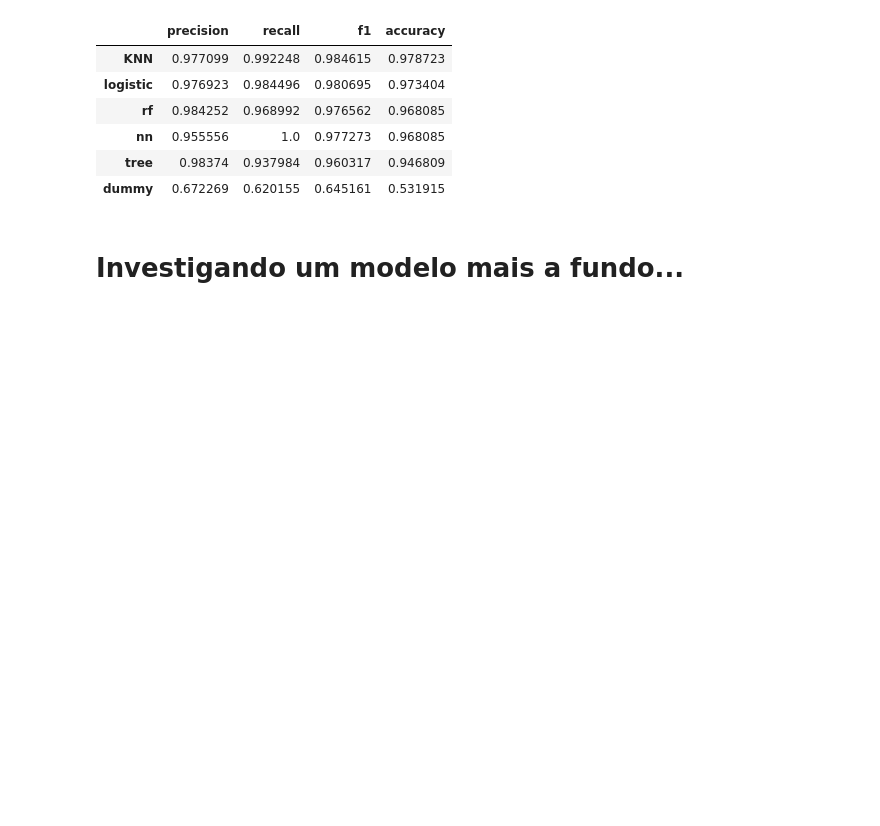
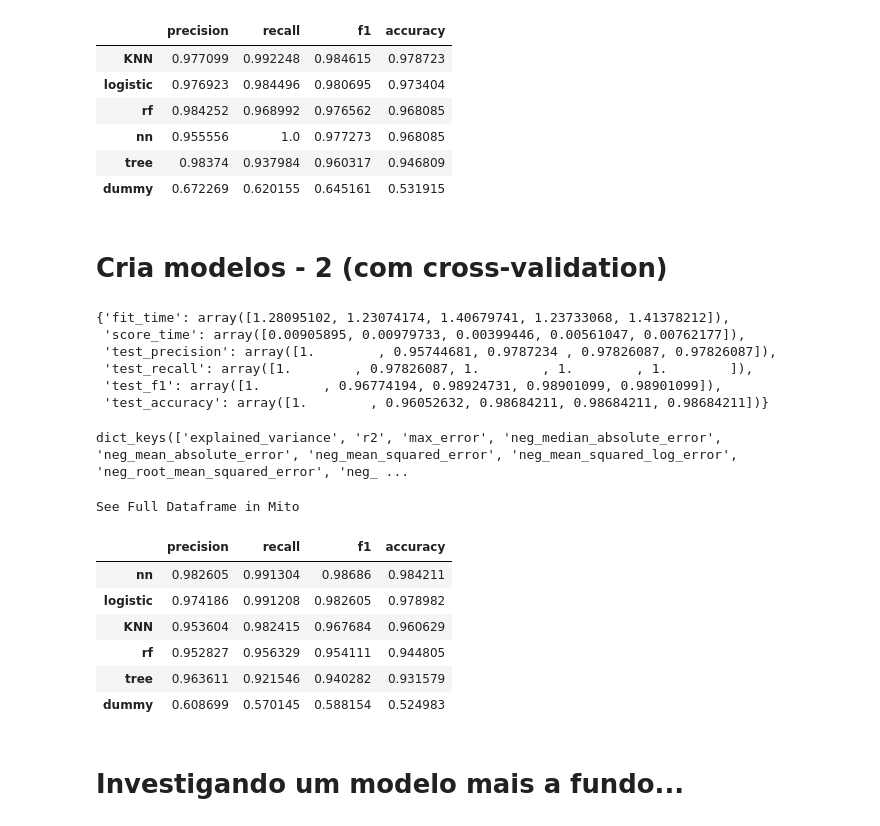
Before and after one commit to felbuch/Python_EPGE, a Jupyter notebook: 10-Aulas/15 - DataScience.ipynb, the cells around one changed output. Drawn from its saved outputs; the diff is of its cells as text; code cells hidden in the pictures; blank space fills up the shorter version.

```diff
--- a/10-Aulas/15 - DataScience.ipynb
+++ b/10-Aulas/15 - DataScience.ipynb
@@ -147,3 +147,5 @@ See Full Dataframe in Mito
 | nn | 0.955556 | 1.0 | 0.977273 | 0.968085 |
 | tree | 0.98374 | 0.937984 | 0.960317 | 0.946809 |
 | dummy | 0.672269 | 0.620155 | 0.645161 | 0.531915 |
+# %% [markdown]
+# Cria modelos - 2 (com cross-validation)
@@ -149,0 +154,16 @@ See Full Dataframe in Mito
+# %%
+#Qual o output do cross-validation?
+cross_validate(modelo, Xtrn, ytrn, scoring = ['precision','recall','f1','accuracy'])
+# %% [output]
+{'fit_time': array([1.28095102, 1.23074174, 1.40679741, 1.23733068, 1.41378212]),
+ 'score_time': array([0.00905895, 0.00979733, 0.00399446, 0.00561047, 0.00762177]),
+ 'test_precision': array([1.        , 0.95744681, 0.9787234 , 0.97826087, 0.97826087]),
+ 'test_recall': array([1.        , 0.97826087, 1.        , 1.        , 1.        ]),
+ 'test_f1': array([1.        , 0.96774194, 0.98924731, 0.98901099, 0.98901099]),
+ 'test_accuracy': array([1.        , 0.96052632, 0.98684211, 0.98684211, 0.98684211])}
+# %%
+#Quais as métricas de avaliação possíveis?
+from sklearn.metrics import SCORERS
+SCORERS.keys()
+# %% [output]
+dict_keys(['explained_variance', 'r2', 'max_error', 'neg_median_absolute_error', 'neg_mean_absolute_error', 'neg_mean_squared_error', 'neg_mean_squared_log_error', 'neg_root_mean_squared_error', 'neg_ ...
@@ -150,3 +180,28 @@ See Full Dataframe in Mito
+# %%
+for nome, modelo in modelos.items():
+    modelo.fit(Xtrn,ytrn)
+    ypred = modelo.predict(Xtst)
+
+    cv = cross_validate(modelo, Xtrn, ytrn, scoring = ['precision','recall','f1','accuracy'])
+
+    precision = cv['test_precision'].mean()
+    recall = cv['test_recall'].mean()
+    f1 = cv['test_f1'].mean()
+    accuracy = cv['test_accuracy'].mean()
+
+    resultados.loc[nome,:] = precision, recall, f1, accuracy
+    modelos[nome] = modelo
+
+resultados.sort_values('accuracy',ascending=False)
+# %% [output]
+See Full Dataframe in Mito
+|  | precision | recall | f1 | accuracy |
+| nn | 0.982605 | 0.991304 | 0.98686 | 0.984211 |
+| logistic | 0.974186 | 0.991208 | 0.982605 | 0.978982 |
+| KNN | 0.953604 | 0.982415 | 0.967684 | 0.960629 |
+| rf | 0.952827 | 0.956329 | 0.954111 | 0.944805 |
+| tree | 0.963611 | 0.921546 | 0.940282 | 0.931579 |
+| dummy | 0.608699 | 0.570145 | 0.588154 | 0.524983 |
 # %% [markdown]
 # Investigando um modelo mais a fundo...
 # %%
```
Also changed, not shown: parts of 8 cells of this notebook.
